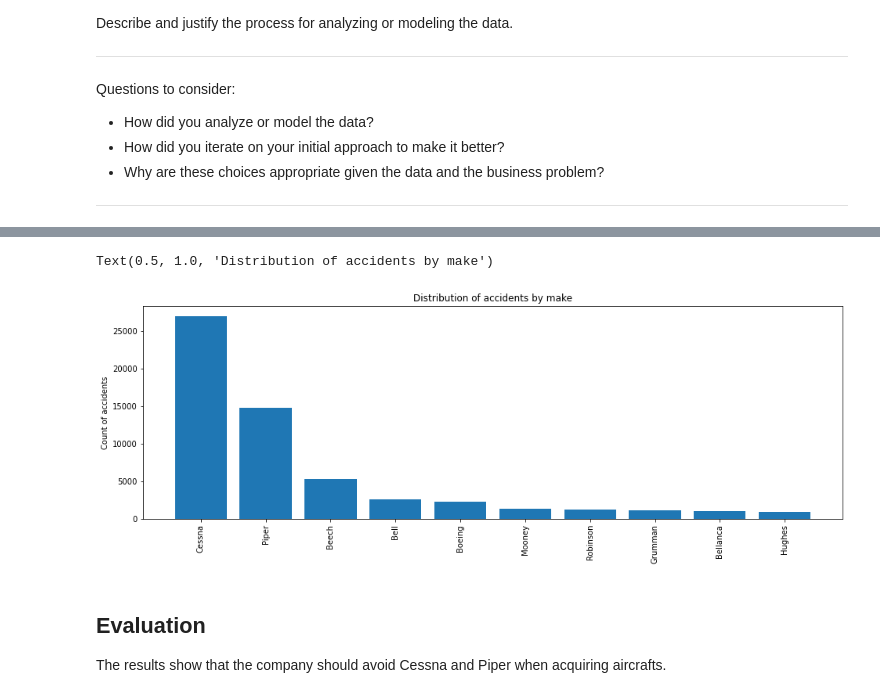
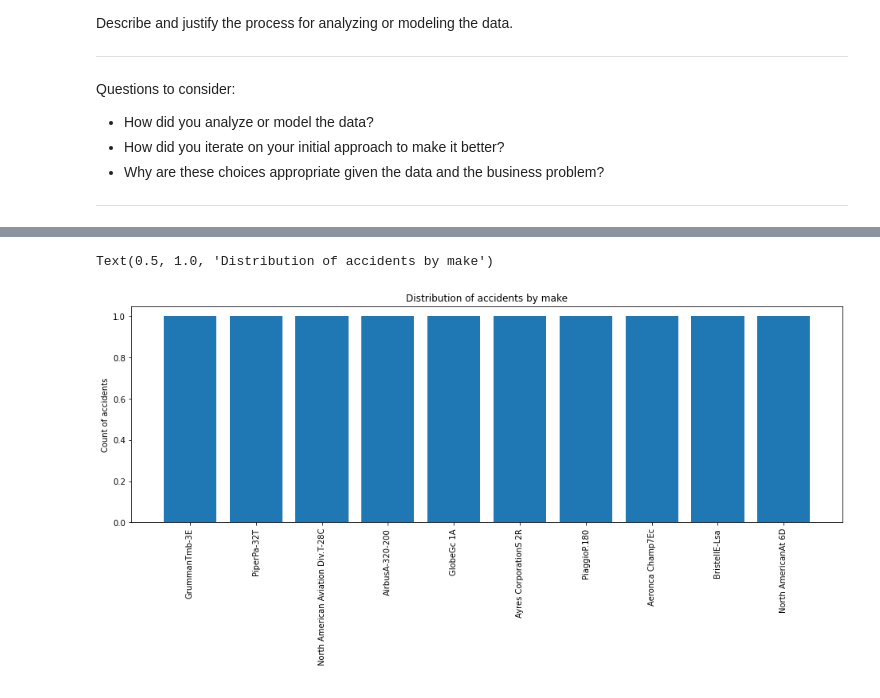
Before and after one commit to Wkamotho/Aviation-Analysis-project, a Jupyter notebook: Aircraft Analysis.ipynb, the cells around one changed output, grey strips where cells are left out. Saved outputs shown, nothing was run; the diff lists cells and outputs as text; code cells hidden in the pictures.

```diff
--- a/Aircraft Analysis.ipynb
+++ b/Aircraft Analysis.ipynb
@@ -495,0 +494,15 @@ Aviation_accidents_df["Make"]= Aviation_accidents_df["Make"].apply(lambda x: x.t
+# %%
+#I noticed that the capitalization of make and model names were not uniform- this is to make them all similar in capitalization
+Aviation_accidents_df["Make"]= Aviation_accidents_df["Make"].apply(lambda x: x.title())
+Aviation_accidents_df["Model"]= Aviation_accidents_df["Model"].apply(lambda x: x.title())
+Aviation_accidents_df["Make"].map(lambda x: x.strip())
+Aviation_accidents_df["Model"].map(lambda x: x.strip())
+#This creates a new column 'Make_and_Model' in order to be able to look at both
+Aviation_accidents_df["Make_and_Model"]= Aviation_accidents_df["Make"]+ Aviation_accidents_df["Model"]
+# %%
+#This data frame includes only the recorded accidents of airplanes with 2 engines(the standard number of engines for a commercial aircraft)
+Commercial_df= Aviation_accidents_df[Aviation_accidents_df["Aircraft_Category"]=="Airplane"]
+commercial_df=Commercial_df[Commercial_df["Number_of_Engines"]==2]
+#Amateur built aircrafts are excluded because they are high risk based on the fact that their amateur built alone.
+Commercial_df=Commercial_df[Commercial_df["Amateur_Built"]=="No"]
+Commercial_df["Make_and_Model"].value_counts().tail(20)
@@ -496,19 +556,16 @@ Aviation_accidents_df["Make"]= Aviation_accidents_df["Make"].apply(lambda x: x.t
 # %%
 # Run the code to model the data
 fig, ax= plt.subplots(figsize=(16, 5))
 
-aircraft_makes = Aviation_accidents_df["Make"].value_counts().iloc[:10]
+aircraft_makes = Commercial_df["Make_and_Model"].value_counts().iloc[-10:]
 
 # Plot data
 ax.bar(aircraft_makes.index, aircraft_makes.values)
 
 # Customize appearance
 ax.tick_params(axis="x", labelrotation=90)
 ax.set_ylabel("Count of accidents")
 ax.set_title("Distribution of accidents by make")
 # %% [output]
 Text(0.5, 1.0, 'Distribution of accidents by make')
-[figure, old version]
+[figure, new version]
-# %% [markdown]
-## Evaluation
-The results show that the company should avoid Cessna and Piper when acquiring aircrafts.
```
Also changed, not shown: parts of 10 cells of this notebook.
